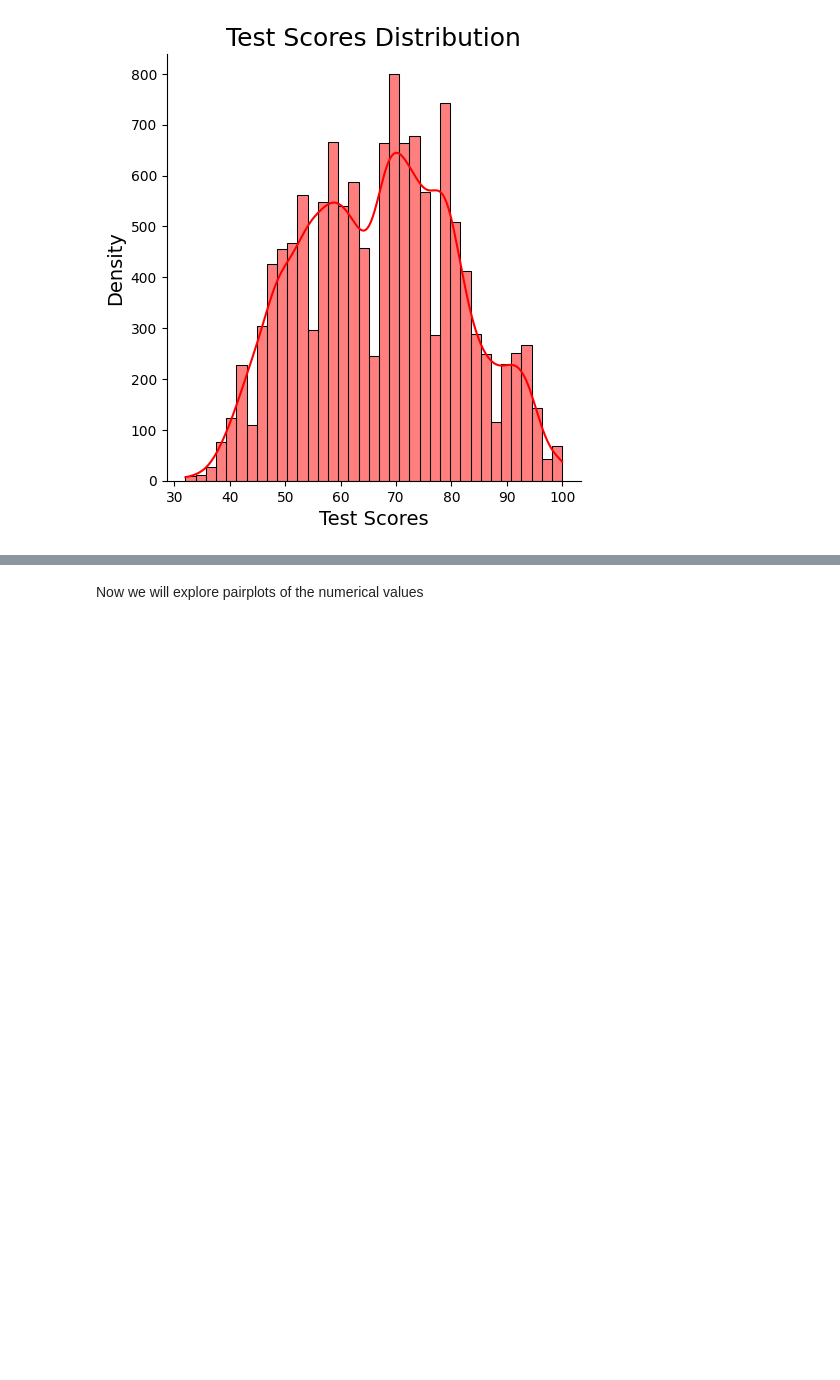
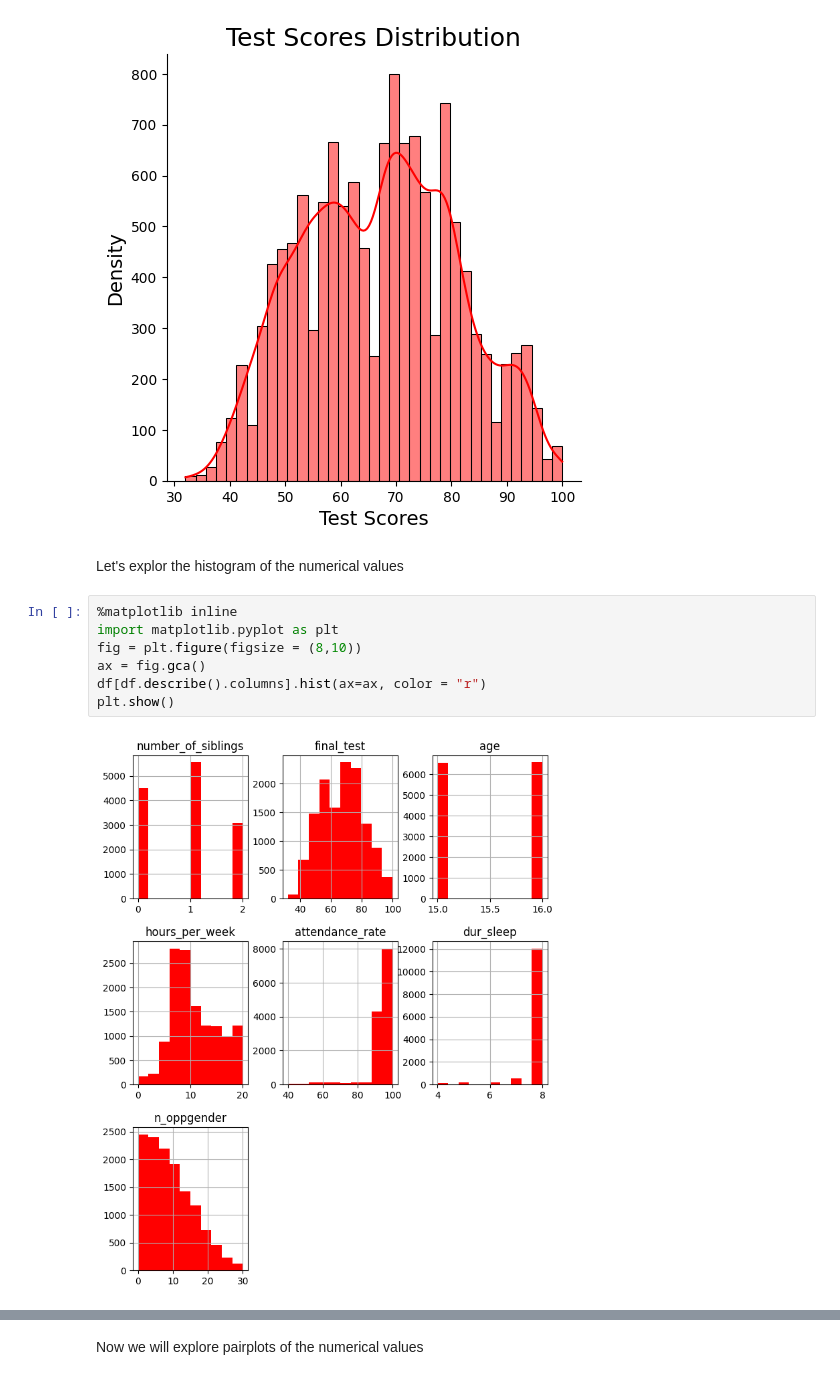
Before and after one commit to raytrk/Projects, a Jupyter notebook: Python/AIAP_PYS/eda.ipynb, the cells around one changed output, grey strips where cells are left out. Drawn from its saved outputs; the diff is of its cells as text; blank space fills up the shorter version.

```diff
--- a/Python/AIAP_PYS/eda.ipynb
+++ b/Python/AIAP_PYS/eda.ipynb
@@ -311,3 +315,14 @@ plt.show()
 # %% [output]
 <Figure size 600x300 with 0 Axes>
 [figure]
+# %% [markdown]
+Let's explor the histogram of the numerical values
+# %%
+%matplotlib inline
+import matplotlib.pyplot as plt
+fig = plt.figure(figsize = (8,10))
+ax = fig.gca()
+df[df.describe().columns].hist(ax=ax, color = "r")
+plt.show()
+# %% [output]
+[figure, added]
```
Also changed, not shown: parts of 32 cells of this notebook, 1 other file.
